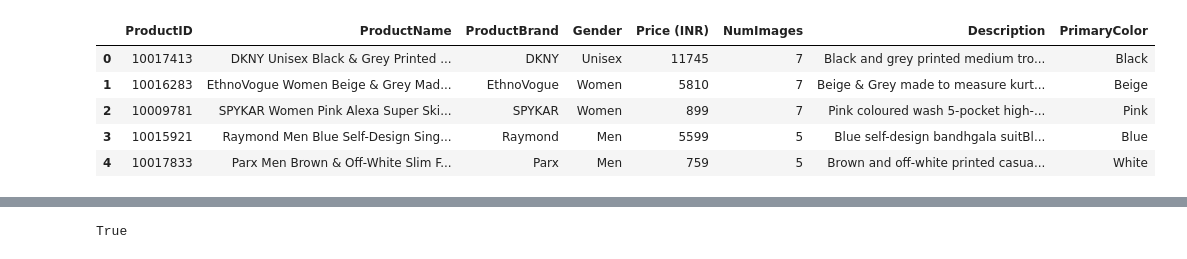
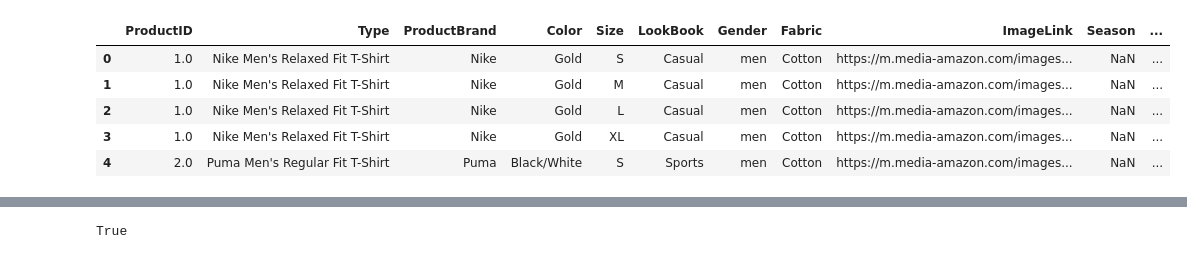
Before and after one commit to bhagirath-bhp/hack-nu-thon-5-backend, a Jupyter notebook: data_processing.ipynb, the cells around one changed output, grey strips where cells are left out. Cells and saved outputs as stored; diff of their text form; code cells hidden in the pictures.

```diff
--- a/data_processing.ipynb
+++ b/data_processing.ipynb
@@ -1,12 +1,12 @@
 # %%
 import pandas as pd
-df = pd.read_csv("data/fashion_data.csv")
+df = pd.read_csv("data/fashion.csv")
 df.head()
 # %% [output]
-|  | ProductID | ProductName | ProductBrand | Gender | Price (INR) | NumImages | Description | PrimaryColor |
-| 0 | 10017413 | DKNY Unisex Black & Grey Printed ... | DKNY | Unisex | 11745 | 7 | Black and grey printed medium tro... | Black |
-| 1 | 10016283 | EthnoVogue Women Beige & Grey Mad... | EthnoVogue | Women | 5810 | 7 | Beige & Grey made to measure kurt... | Beige |
-| 2 | 10009781 | SPYKAR Women Pink Alexa Super Ski... | SPYKAR | Women | 899 | 7 | Pink coloured wash 5-pocket high-... | Pink |
-| 3 | 10015921 | Raymond Men Blue Self-Design Sing... | Raymond | Men | 5599 | 5 | Blue self-design bandhgala suitBl... | Blue |
-| 4 | 10017833 | Parx Men Brown & Off-White Slim F... | Parx | Men | 759 | 5 | Brown and off-white printed casua... | White |
+|  | ProductID | Type | ProductBrand | Color | Size | LookBook | Gender | Fabric | ImageLink | Season | ... |
+| 0 | 1.0 | Nike Men's Relaxed Fit T-Shirt | Nike | Gold | S | Casual | men | Cotton | https://m.media-amazon.com/images... | NaN | ... |
+| 1 | 1.0 | Nike Men's Relaxed Fit T-Shirt | Nike | Gold | M | Casual | men | Cotton | https://m.media-amazon.com/images... | NaN | ... |
+| 2 | 1.0 | Nike Men's Relaxed Fit T-Shirt | Nike | Gold | L | Casual | men | Cotton | https://m.media-amazon.com/images... | NaN | ... |
+| 3 | 1.0 | Nike Men's Relaxed Fit T-Shirt | Nike | Gold | XL | Casual | men | Cotton | https://m.media-amazon.com/images... | NaN | ... |
+| 4 | 2.0 | Puma Men's Regular Fit T-Shirt | Puma | Black/White | S | Sports | men | Cotton | https://m.media-amazon.com/images... | NaN | ... |
 # %%
```
Also changed, not shown: parts of 13 cells of this notebook, 2 other files.
